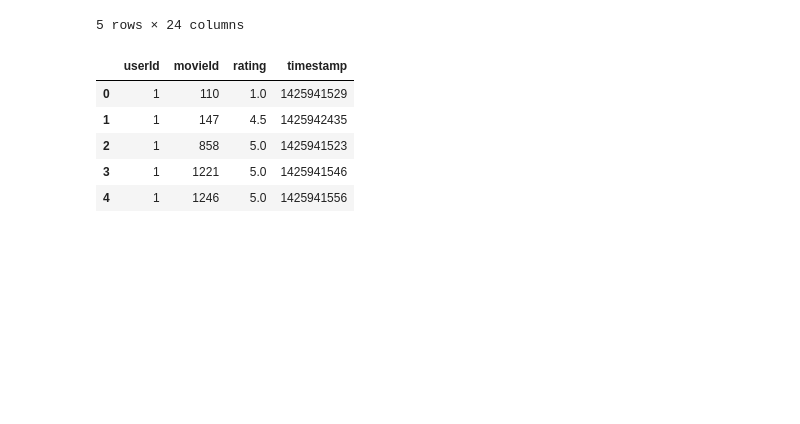
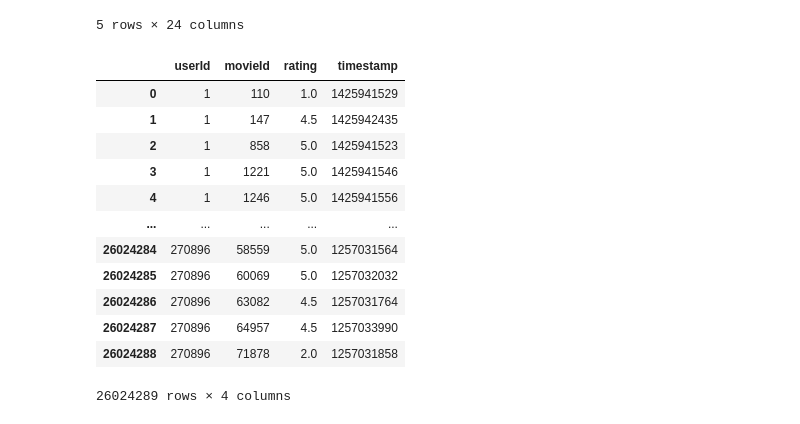
Before and after one commit to DeliaDavila/Movies-ETL, a Jupyter notebook: ETL_function_test.ipynb, the cells around one changed output. Saved outputs shown, nothing was run; the diff lists cells and outputs as text; code cells hidden in the pictures; blank space fills up the shorter version.

```diff
--- a/ETL_function_test.ipynb
+++ b/ETL_function_test.ipynb
@@ -110,3 +16,40 @@ wiki_file, kaggle_file, ratings_file = extract_transform_load(wiki_file, kaggle_
+# %%
+# 1. Create a function that takes in three arguments;
+# Wikipedia data, Kaggle metadata, and MovieLens rating data (from Kaggle)
+
+
+def extract_transform_load(wiki, kaggle, ratings):
+    # 2. Read in the kaggle metadata and MovieLens ratings CSV files as Pandas DataFrames.
+
+    #change to use variable "kaggle" that already has path
+    kaggle_metadata = pd.read_csv(kaggle, low_memory=False)
+
+    #adjust to ratings var that has path
+    ratings = pd.read_csv(ratings, low_memory=False)
+
+    # 3. Open the read the Wikipedia data JSON file.
+    #we'll pass in as "wiki":
+
+    with open(wiki, mode = 'r') as file:
+        wiki_movies_raw = json.load(file)
+
+    # 4. Read in the raw wiki movie data as a Pandas DataFrame.
+    wiki_movies_df = pd.DataFrame(wiki_movies_raw)
+
+    # 5. Return the three DataFrames
+    return wiki_movies_df, kaggle_metadata, ratings
+
+# 6 Create the path to your file directory and variables for the three files.
+#probably will have to change these to OS.path.join
+
+file_dir = os.path.join(r"C:\Users\15122\Documents\GitHub", "Movies-ETL", "resources")
+
+wiki_file = os.path.join(file_dir, "wikipedia-movies.json")
+kaggle_file = os.path.join(file_dir, "movies_metadata.csv")
+ratings_file = os.path.join(file_dir, "ratings.csv")
+
+# 7. Set the three variables in Step 6 equal to the function created in Step 1.
+wiki_file, kaggle_file, ratings_file = extract_transform_load(wiki_file, kaggle_file, ratings_file)
 # %%
 # 8. Set the DataFrames from the return statement equal to the file names in Step 6.
 wiki_movies_df = wiki_file
@@ -136,11 +79,18 @@ kaggle_metadata.head()
 5 rows × 24 columns
 # %%
 # 11. Check the ratings DataFrame.
-ratings.head()
+ratings
 # %% [output]
 |  | userId | movieId | rating | timestamp |
 | 0 | 1 | 110 | 1.0 | 1425941529 |
 | 1 | 1 | 147 | 4.5 | 1425942435 |
 | 2 | 1 | 858 | 5.0 | 1425941523 |
 | 3 | 1 | 1221 | 5.0 | 1425941546 |
 | 4 | 1 | 1246 | 5.0 | 1425941556 |
+| ... | ... | ... | ... | ... |
+| 26024284 | 270896 | 58559 | 5.0 | 1257031564 |
+| 26024285 | 270896 | 60069 | 5.0 | 1257032032 |
+| 26024286 | 270896 | 63082 | 4.5 | 1257031764 |
+| 26024287 | 270896 | 64957 | 4.5 | 1257033990 |
+| 26024288 | 270896 | 71878 | 2.0 | 1257031858 |
+26024289 rows × 4 columns
```
Also changed, not shown: parts of 1 cell of this notebook, 5 other files.
